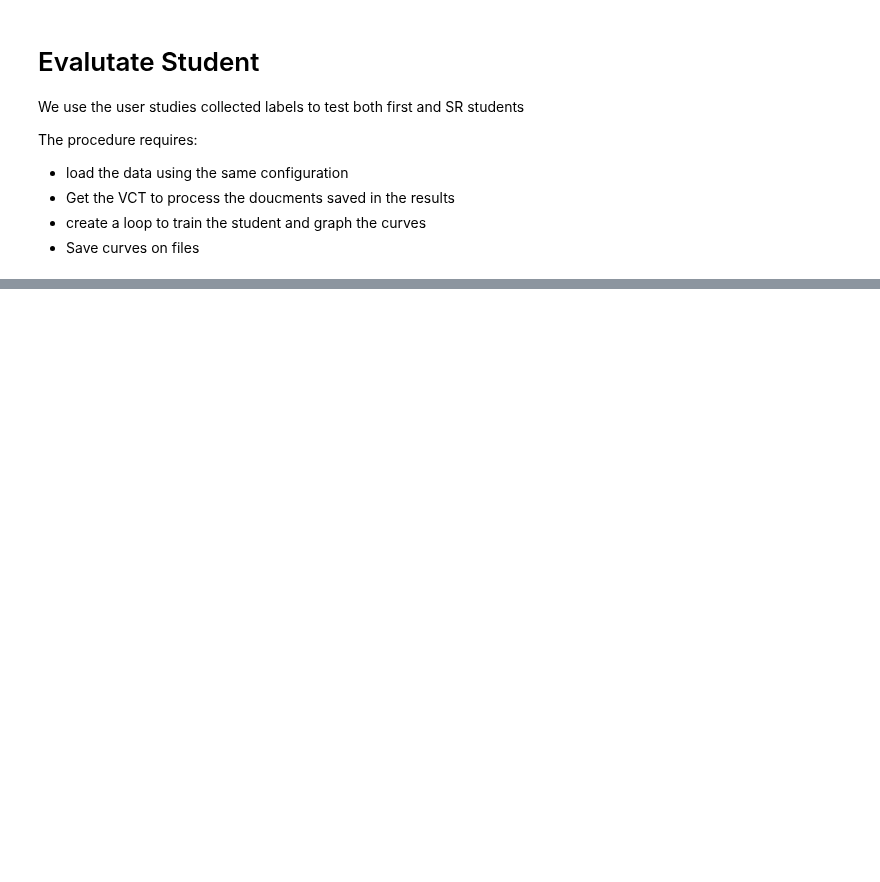
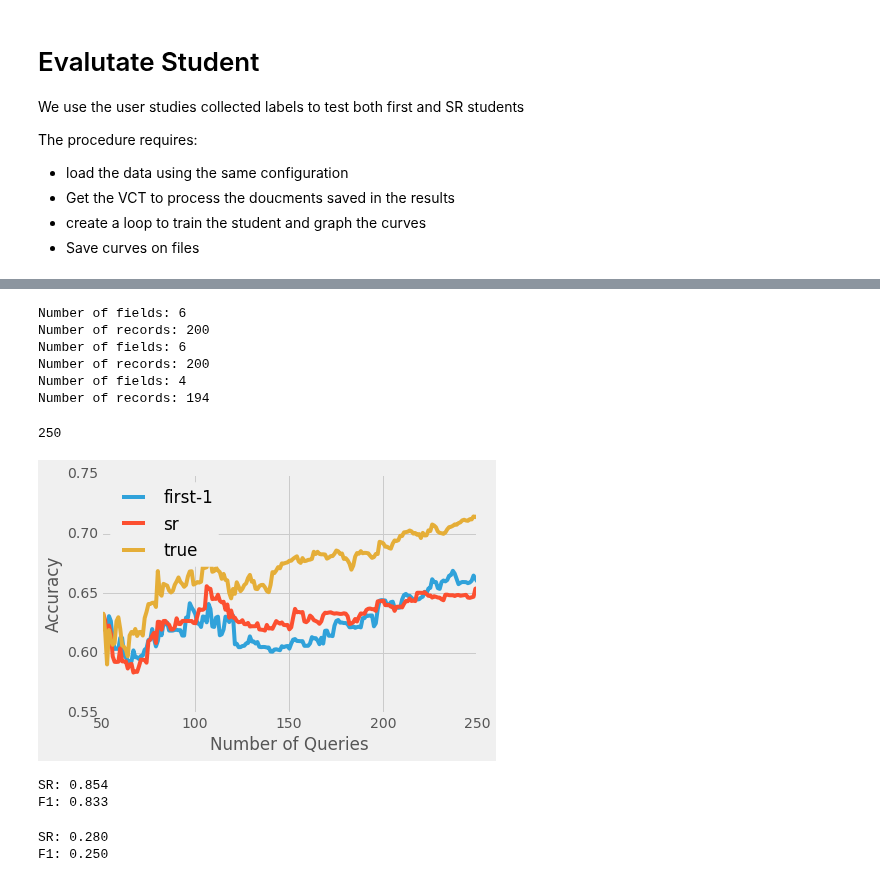
Before and after one commit to mramire8/notebooks, a Jupyter notebook: evaluate_student_user_study.ipynb, the cells around one changed output, grey strips where cells are left out. Cells and saved outputs as stored; diff of their text form; code cells hidden in the pictures; blank space fills up the shorter version.

Commit message:
update student evaluation

```diff
--- a/evaluate_student_user_study.ipynb
+++ b/evaluate_student_user_study.ipynb
@@ -159,2 +11,0 @@ Train size:
-# %%
-x, y_true = evaluate_student(clf,imdb.train.bow, imdb.train.target, sr_index, sr_true,imdb.test)
@@ -240,0 +101,16 @@ f1 0.513185801753
+# %%
+clf = exputil.get_classifier('lrl1', parameter=1)
+
+DATA = "C:/Users/mramire8/Google Drive/AAL-Experiments/firstk-journal/results/user_study_0"
+DATA = "/Users/maru/Google Drive/AAL-Experiments/firstk-journal/results/user_study_0"
+
+f1_index, f1_true, f1_expert, f1_text, f1_time, f1_len  = read_data(DATA + "/imdb-rnd-first1-expert2-labels.txt", annotation_time=True)
+sr_index, sr_true, sr_expert, sr_text, sr_time, sr_len = read_data(DATA + "/imdb-rnd-sr-expert1-labels.txt", annotation_time=True)
+bt_index, bt_true, _, bt_text, _ = read_data(DATA + "/imdb-rnd-sr-student-labels.txt")
+# %% [output]
+Number of fields: 6
+Number of records: 200
+Number of fields: 6
+Number of records: 200
+Number of fields: 4
+Number of records: 194
@@ -240,0 +130,12 @@ f1 0.513185801753
+# %%
+## Get the training documents ready fro evaluation
+train_tx = bt_text[:50]
+train_tx = np.append(train_tx, sr_text)
+train_bow = vct.transform(train_tx)
+train_target= bt_true[:50]
+# train_target.extend(sr_target)
+# train_target.extend(f1_target)
+# %%
+len(train_tx)
+# %% [output]
+250
@@ -240,0 +163,43 @@ f1 0.513185801753
+# %%
+# Evaluate SR
+train_target= bt_true[:50]
+train_target.extend(sr_target)
+x, y_sr = evaluate_student(clf,train_bow, train_target, imdb.test)
+
+#Evaluate First1
+train_target= bt_true[:50]
+train_target.extend(f1_target)
+x, y_f1 = evaluate_student(clf,train_bow, train_target, imdb.test)
+
+#Evaluate True
+train_target= bt_true[:50]
+train_target.extend(sr_true)
+x, y_true = evaluate_student(clf,train_bow, train_target,imdb.test)
+# %%
+mpl.style.use('fivethirtyeight')
+plt.plot(x,y_f1, label='first-1')
+plt.plot(x,y_sr, label='sr')
+plt.plot(x,y_true, label='true')
+plt.xlabel("Number of Queries")
+plt.ylabel("Accuracy")
+plt.ylim([.55,.75])
+plt.legend(loc='best')
+plt.savefig('fig2.png',bbox_inches="tight", dpi=200, transparent=True)
+# %% [output]
+[figure, added]
+# %%
+# Oracle Accuracy
+non_neutral = np.array(sr_target) < 2
+print "SR: %.3f" % (1. * np.sum(np.array(sr_true)[non_neutral] == np.array(sr_target)[non_neutral])/len(np.array(sr_true)[non_neutral]))
+non_neutral = np.array(f1_target) < 2
+print "F1: %.3f" % (1. * np.sum(np.array(sr_true)[non_neutral] == np.array(f1_target)[non_neutral])/len(np.array(sr_true)[non_neutral]))
+# %% [output]
+SR: 0.854
+F1: 0.833
+# %%
+# Oracle neutrality
+print "SR: %.3f"% (1. * (np.array(sr_target) == 2).sum()/ len(sr_target))
+print "F1: %.3f"% (1. * (np.array(f1_target) == 2).sum()/ len(f1_target))
+# %% [output]
+SR: 0.280
+F1: 0.250
```
Also changed, not shown: parts of 31 cells of this notebook, 3 other files.
